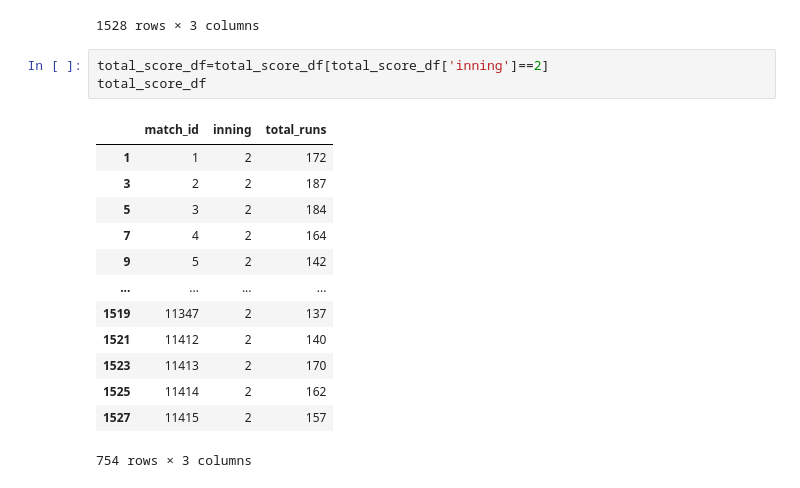
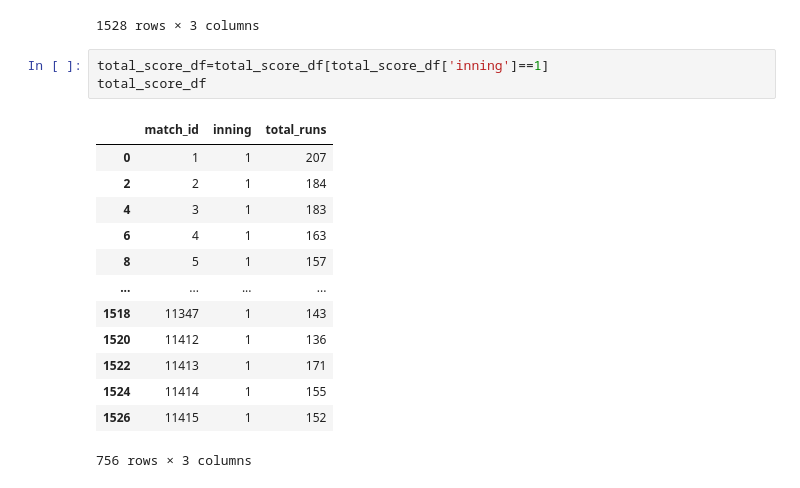
Before and after one commit to abhaygzb15/IPL-Win-Probability-Predictor, a Jupyter notebook: IPL Win Predictor.ipynb, the cells around one changed output. Saved outputs shown, nothing was run; the diff lists cells and outputs as text.

```diff
--- a/IPL Win Predictor.ipynb
+++ b/IPL Win Predictor.ipynb
@@ -48,22 +48,22 @@ total_score_df
 | 1527 | 11415 | 2 | 157 |
 1528 rows × 3 columns
 # %%
-total_score_df=total_score_df[total_score_df['inning']==2]
+total_score_df=total_score_df[total_score_df['inning']==1]
 total_score_df
 # %% [output]
 |  | match_id | inning | total_runs |
-| 1 | 1 | 2 | 172 |
-| 3 | 2 | 2 | 187 |
-| 5 | 3 | 2 | 184 |
-| 7 | 4 | 2 | 164 |
-| 9 | 5 | 2 | 142 |
+| 0 | 1 | 1 | 207 |
+| 2 | 2 | 1 | 184 |
+| 4 | 3 | 1 | 183 |
+| 6 | 4 | 1 | 163 |
+| 8 | 5 | 1 | 157 |
 | ... | ... | ... | ... |
-| 1519 | 11347 | 2 | 137 |
-| 1521 | 11412 | 2 | 140 |
-| 1523 | 11413 | 2 | 170 |
-| 1525 | 11414 | 2 | 162 |
-| 1527 | 11415 | 2 | 157 |
+| 1518 | 11347 | 1 | 143 |
+| 1520 | 11412 | 1 | 136 |
+| 1522 | 11413 | 1 | 171 |
+| 1524 | 11414 | 1 | 155 |
+| 1526 | 11415 | 1 | 152 |
-754 rows × 3 columns
+756 rows × 3 columns
 # %%
 matches_df=matches.merge(total_score_df[['match_id','total_runs']],left_on='id',right_on='match_id')
 matches_df
```
Also changed, not shown: parts of 6 cells of this notebook.
